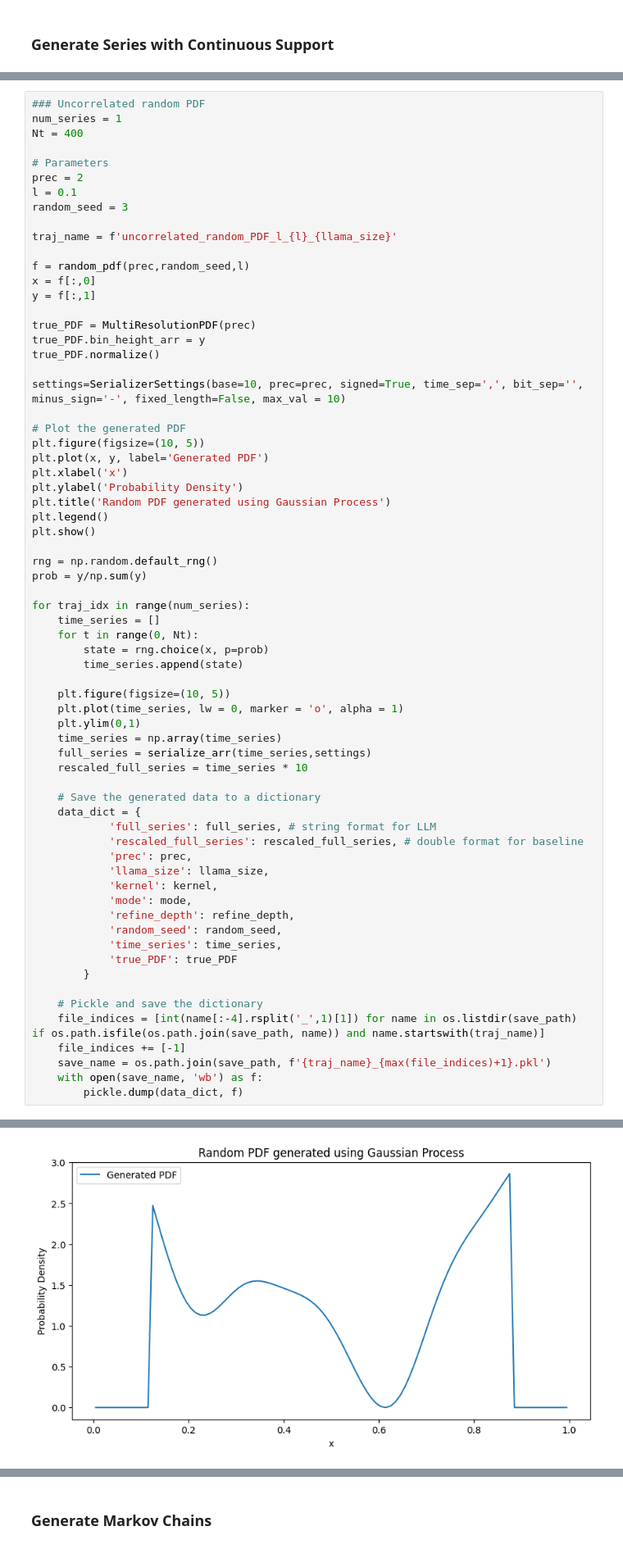
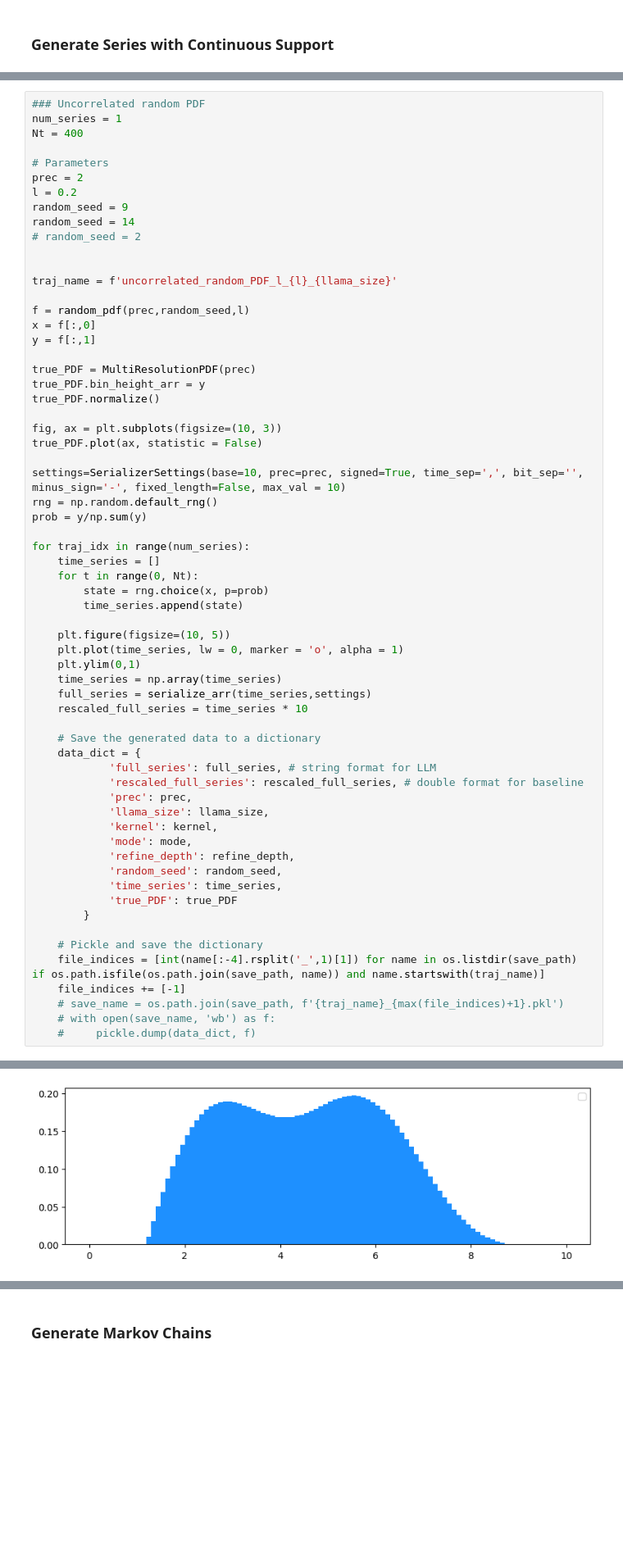
Before and after one commit to AntonioLiu97/LLMICL_inPCA, a Jupyter notebook: data/series_generator.ipynb, the cells around one changed output, grey strips where cells are left out. Shown at 82% size. Drawn from its saved outputs; the diff is of its cells as text; blank space fills up the shorter version.

```diff
--- a/data/series_generator.ipynb
+++ b/data/series_generator.ipynb
@@ -182,8 +223,11 @@ Nt = 400
 
 # Parameters
 prec = 2
-l = 0.1
-random_seed = 3
+l = 0.2
+random_seed = 9
+random_seed = 14
+# random_seed = 2
+
 
 traj_name = f'uncorrelated_random_PDF_l_{l}_{llama_size}'
 
@@ -195,17 +239,10 @@ true_PDF = MultiResolutionPDF(prec)
 true_PDF.bin_height_arr = y
 true_PDF.normalize()
 
+fig, ax = plt.subplots(figsize=(10, 3))
+true_PDF.plot(ax, statistic = False)
+
 settings=SerializerSettings(base=10, prec=prec, signed=True, time_sep=',', bit_sep='', minus_sign='-', fixed_length=False, max_val = 10)
-
-# Plot the generated PDF
-plt.figure(figsize=(10, 5))
-plt.plot(x, y, label='Generated PDF')
-plt.xlabel('x')
-plt.ylabel('Probability Density')
-plt.title('Random PDF generated using Gaussian Process')
-plt.legend()
-plt.show()
-
 rng = np.random.default_rng()
 prob = y/np.sum(y)
 
@@ -239,7 +276,7 @@ for traj_idx in range(num_series):
     # Pickle and save the dictionary
     file_indices = [int(name[:-4].rsplit('_',1)[1]) for name in os.listdir(save_path) if os.path.isfile(os.path.join(save_path, name)) and name.startswith(traj_name)]
     file_indices += [-1]
-    save_name = os.path.join(save_path, f'{traj_name}_{max(file_indices)+1}.pkl')
-    with open(save_name, 'wb') as f:
-        pickle.dump(data_dict, f)
+    # save_name = os.path.join(save_path, f'{traj_name}_{max(file_indices)+1}.pkl')
+    # with open(save_name, 'wb') as f:
+    #     pickle.dump(data_dict, f)
 # %% [output]
@@ -246 +284 @@ for traj_idx in range(num_series):
-[figure, old version]
+[figure, new version]
```
Also changed, not shown: parts of 4 cells of this notebook, 43 other files.
